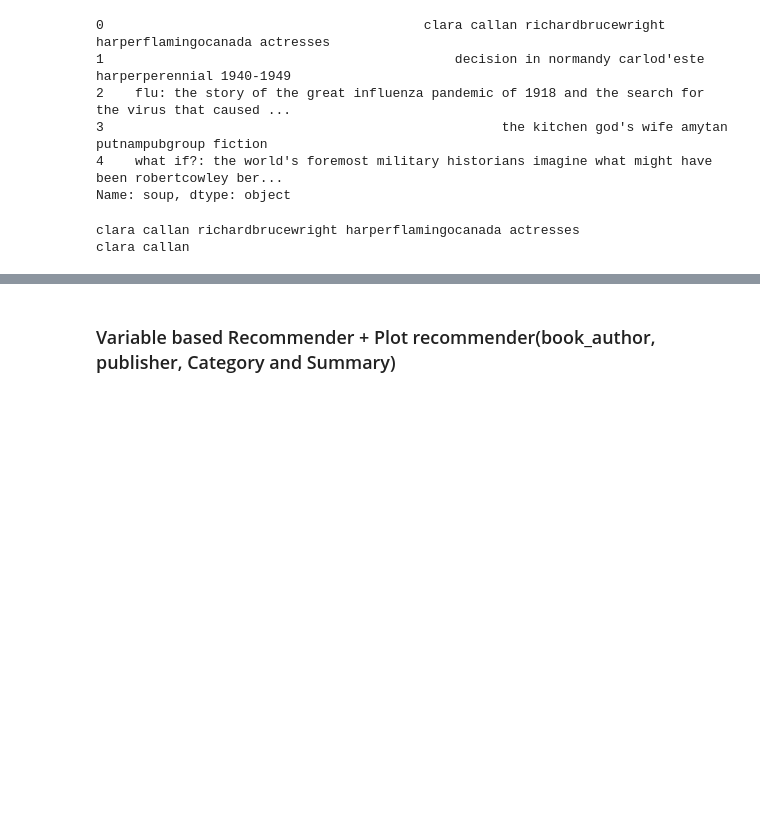
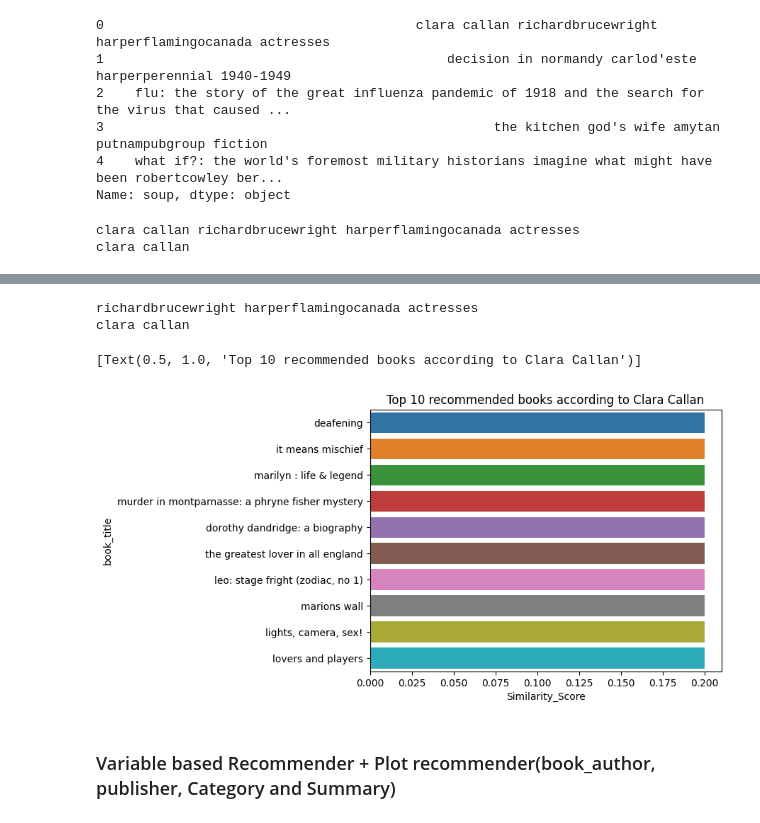
Before and after one commit to marinaepitropaki/BookRecommendationSystem, a Jupyter notebook: BookRecommendationSystem.ipynb, the cells around one changed output, grey strips where cells are left out. Saved outputs shown, nothing was run; the diff lists cells and outputs as text; code cells hidden in the pictures; blank space fills up the shorter version.

Commit message:
Add recommendation system without book_title

```diff
--- a/BookRecommendationSystem.ipynb
+++ b/BookRecommendationSystem.ipynb
@@ -642,7 +639,10 @@ df[features].head()
 # Start recommender system
 
 def create_soup(x):
-    return x[features[0]] + ' ' + x[features[1]] + ' ' + x[features[2]] + ' ' + x[features[3]]
+    soup = ""
+    for feature in features:
+        soup += x[feature] + ' '
+    return soup
 df['soup'] = df.apply(create_soup, axis=1)
 
 print(df['soup'].head())
@@ -684,3 +700,17 @@ sb.barplot(x = "Similarity_Score", y = "book_title", data = jaccard_score_df).se
+# %%
+features = ['book_author', 'publisher', 'Category']
+df['soup'] = df.apply(create_soup, axis=1)
+# Show what the current soup for the first book look like
+print(df['soup'][0])
+print(df['book_title'][0])
+jaccard_score_df = get_recommendations("clara callan", "soup")
+jaccard_score_df
+sb.barplot(x = "Similarity_Score", y = "book_title", data = jaccard_score_df).set(title = "Top 10 recommended books according to Clara Callan")
+# %% [output]
+richardbrucewright harperflamingocanada actresses
+clara callan
+[Text(0.5, 1.0, 'Top 10 recommended books according to Clara Callan')]
+[figure, added]
 # %% [markdown]
 ### Variable based Recommender + Plot recommender(book_author, publisher, Category and Summary)
 # %%
```
Also changed, not shown: parts of 18 cells of this notebook.
